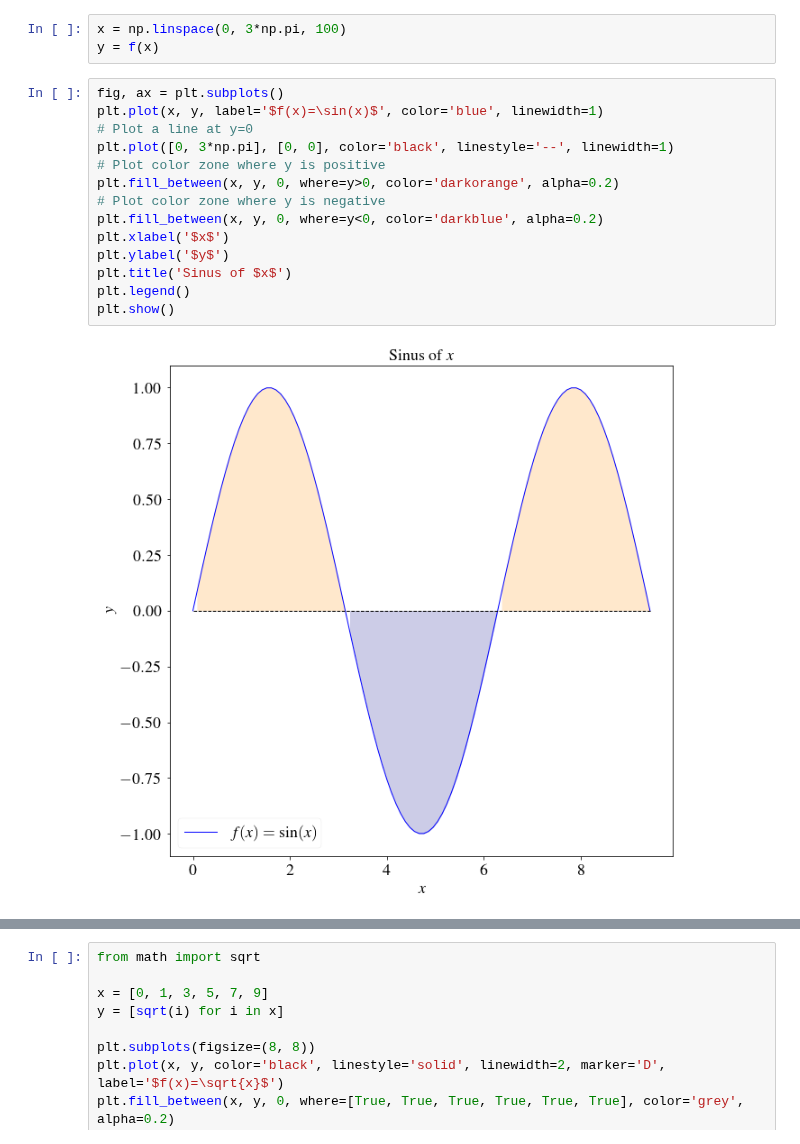
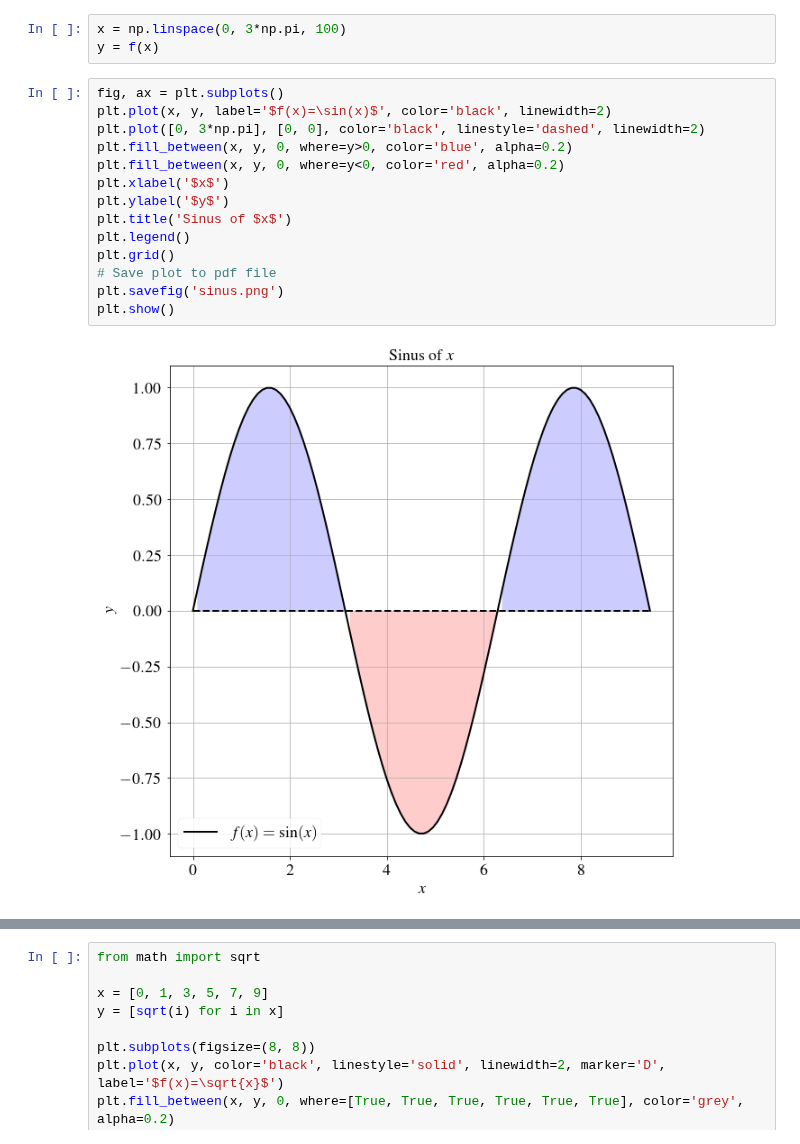
Before and after one commit to qlinhta/my-notes, a Jupyter notebook: teaching/MatplotlibOxford.ipynb, the cells around one changed output, grey strips where cells are left out. Saved outputs shown, nothing was run; the diff lists cells and outputs as text.

```diff
--- a/teaching/MatplotlibOxford.ipynb
+++ b/teaching/MatplotlibOxford.ipynb
@@ -23,20 +23,20 @@ x = np.linspace(0, 3*np.pi, 100)
 y = f(x)
 # %%
 fig, ax = plt.subplots()
-plt.plot(x, y, label='$f(x)=\sin(x)$', color='blue', linewidth=1)
-# Plot a line at y=0
-plt.plot([0, 3*np.pi], [0, 0], color='black', linestyle='--', linewidth=1)
-# Plot color zone where y is positive
-plt.fill_between(x, y, 0, where=y>0, color='darkorange', alpha=0.2)
-# Plot color zone where y is negative
-plt.fill_between(x, y, 0, where=y<0, color='darkblue', alpha=0.2)
+plt.plot(x, y, label='$f(x)=\sin(x)$', color='black', linewidth=2)
+plt.plot([0, 3*np.pi], [0, 0], color='black', linestyle='dashed', linewidth=2)
+plt.fill_between(x, y, 0, where=y>0, color='blue', alpha=0.2)
+plt.fill_between(x, y, 0, where=y<0, color='red', alpha=0.2)
 plt.xlabel('$x$')
 plt.ylabel('$y$')
 plt.title('Sinus of $x$')
 plt.legend()
+plt.grid()
+# Save plot to pdf file
+plt.savefig('sinus.png')
 plt.show()
 # %% [output]
-[figure, old version]
+[figure, new version]
 # %%
 # Generate normally distributed data with 100 samples
 x = np.random.normal(0, 1, 500)
```
Also changed, not shown: parts of 8 cells of this notebook, 6 other files.
